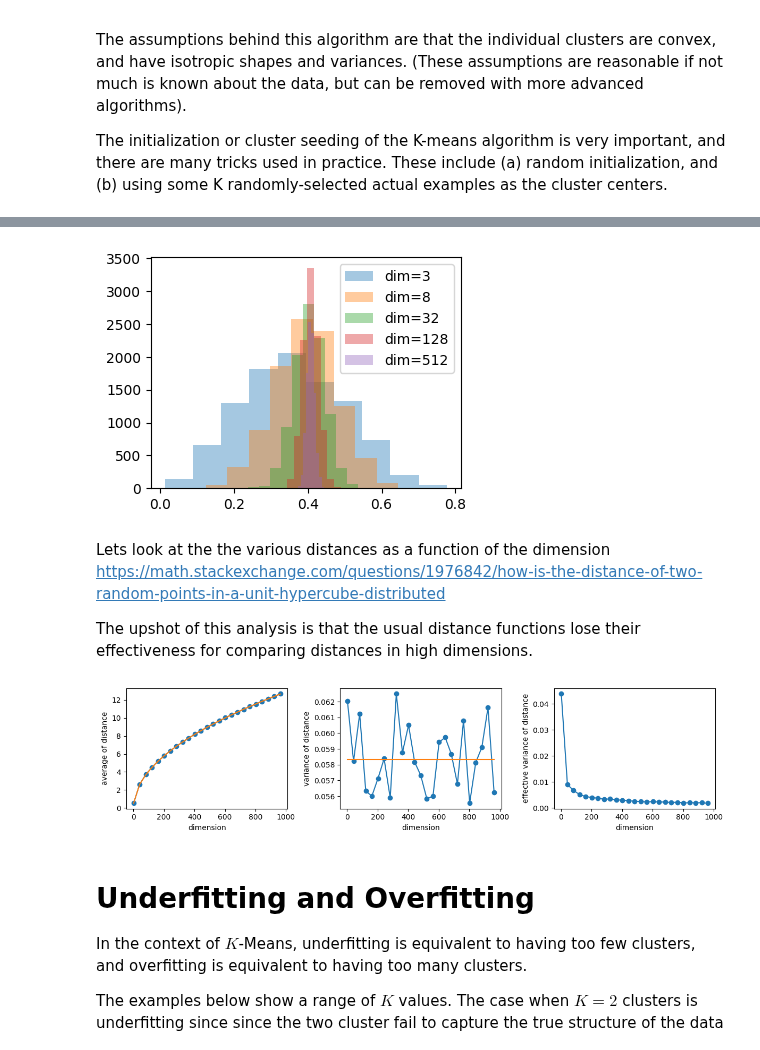
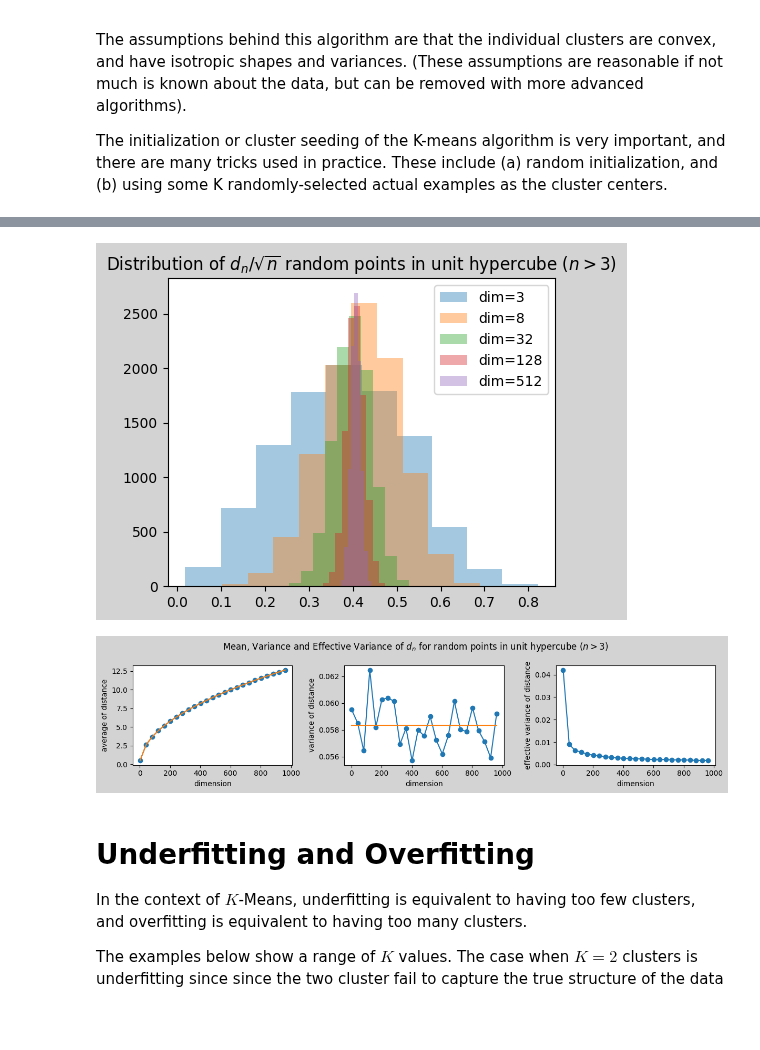
Before and after one commit to rameshnatarajanus/katz-aim5004-fall2025, a Jupyter notebook: notebooks/Lecture-20-UnsupervisedLearning.ipynb, the cells around one changed output, grey strips where cells are left out. Saved outputs shown, nothing was run; the diff lists cells and outputs as text; code cells hidden in the pictures; blank space fills up the shorter version.

```diff
--- a/notebooks/Lecture-20-UnsupervisedLearning.ipynb
+++ b/notebooks/Lecture-20-UnsupervisedLearning.ipynb
@@ -174,29 +183,25 @@ As seen below,  the mean distances are centered around 0.4, but the variances ab
 # %%
 import numpy as np
 from itertools import permutations
 import matplotlib.pyplot as plt
+
 
 res = []
 dims = [3, 8, 32, 128, 512]
 for N in dims:
     sample = np.random.uniform(size=(100, N))
     distances = [np.linalg.norm(a - b) for a, b in permutations(sample, 2)]
     res.append(distances)
 
-plt.figure(figsize=(4,3))
+plt.figure(figsize=(5,4))
 for i, r in zip(dims, res):
     plt.hist(r / np.sqrt(i), alpha=.4, label=f'dim={i}')
 
 plt.legend()
-
+plt.title(r'Distribution of $d_n/\sqrt{n}$ for random points in unit hypercube $(n>3)$')
 plt.show()
 # %% [output]
-[figure, old version]
+[figure, new version]
-# %% [markdown]
-Lets look at the the various distances as a function of the dimension
-https://math.stackexchange.com/questions/1976842/how-is-the-distance-of-two-random-points-in-a-unit-hypercube-distributed
-
-The upshot of this analysis is that the usual distance functions lose their effectiveness for comparing distances in high dimensions.
 # %%
 res = []
 dims = np.arange(2, 1000, 40)
@@ -222,10 +227,11 @@ ax[2].plot(dims, [np.var(i)/ np.sqrt(d) for i, d in zip(res, dims)], 'o-')
 ax[2].set_xlabel('dimension')
 ax[2].set_ylabel('effective variance of distance')
 
+plt.suptitle(r'Mean, Variance and Effective Variance of $d_n$ for random points in unit hypercube $(n>3)$')
 plt.tight_layout()
 plt.show()
 # %% [output]
-[figure, old version]
+[figure, new version]
 # %% [markdown]
 # Underfitting and Overfitting
 
```
Also changed, not shown: parts of 34 cells of this notebook.
